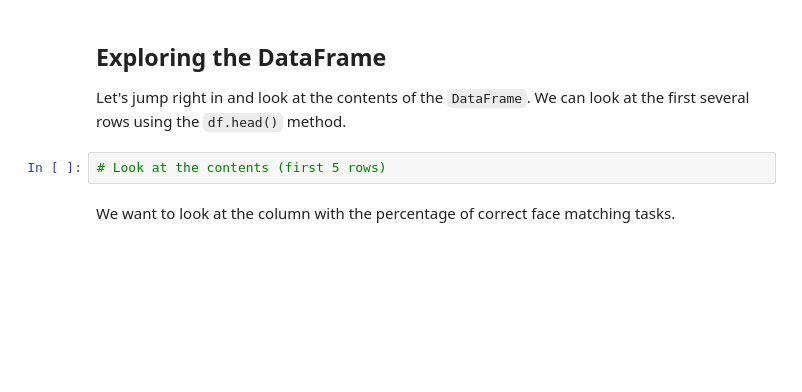
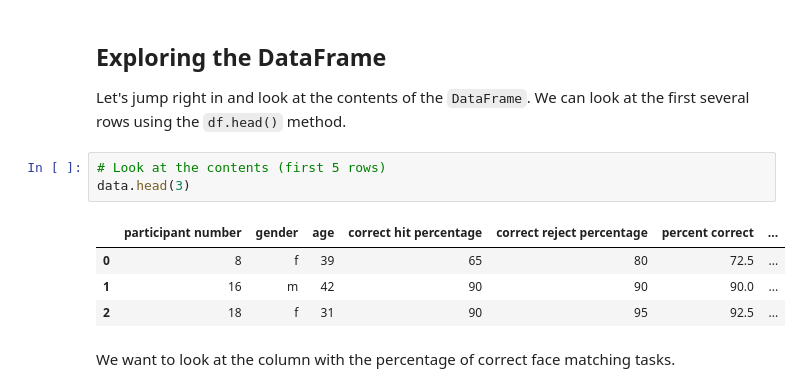
Before and after one commit to robertengineerr/actions-learning-pathway, a Jupyter notebook: 8_numpy_scipy_pandas.ipynb, the cells around one changed output. Cells and saved outputs as stored; diff of their text form; blank space fills up the shorter version.

```diff
--- a/8_numpy_scipy_pandas.ipynb
+++ b/8_numpy_scipy_pandas.ipynb
@@ -391,6 +488,12 @@ display(data)
 Let's jump right in and look at the contents of the `DataFrame`.  We can look at the first several rows using the `df.head()` method.
 # %%
 # Look at the contents (first 5 rows)
+data.head(3)
+# %% [output]
+|  | participant number | gender | age | correct hit percentage | correct reject percentage | percent correct | ... |
+| 0 | 8 | f | 39 | 65 | 80 | 72.5 | ... |
+| 1 | 16 | m | 42 | 90 | 90 | 90.0 | ... |
+| 2 | 18 | f | 31 | 90 | 95 | 92.5 | ... |
 # %% [markdown]
  We want to look at the column with the percentage of correct face matching tasks.
 # %%
```
Also changed, not shown: parts of 31 cells of this notebook.
